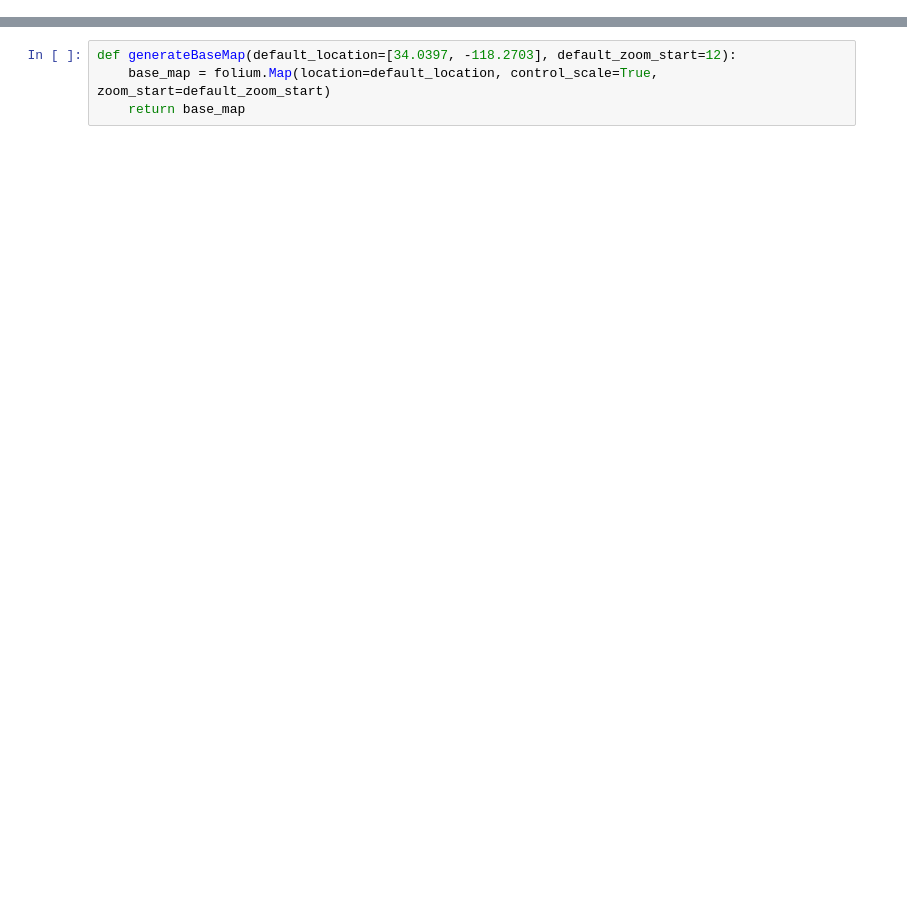
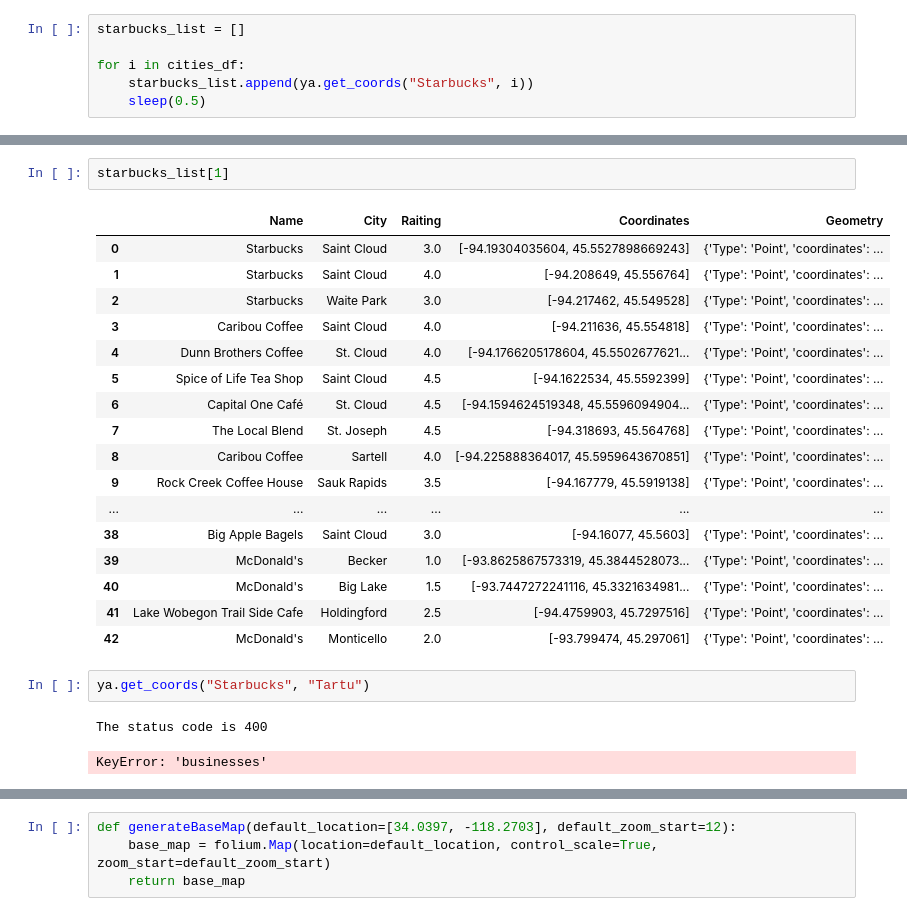
Before and after one commit to ToniPons97/mongoProject, a Jupyter notebook: src/Folium.ipynb, the cells around one changed output, grey strips where cells are left out. Cells and saved outputs as stored; diff of their text form; blank space fills up the shorter version.

```diff
--- a/src/Folium.ipynb
+++ b/src/Folium.ipynb
@@ -25,0 +10,6 @@ The status code is 200
+# %%
+starbucks_list = []
+
+for i in cities_df:
+    starbucks_list.append(ya.get_coords("Starbucks", i))
+    sleep(0.5)
@@ -26 +34,26 @@ The status code is 200
+# %%
+starbucks_list[1]
+# %% [output]
+|  | Name | City | Raiting | Coordinates | Geometry |
+| 0 | Starbucks | Saint Cloud | 3.0 | [-94.19304035604, 45.5527898669243] | {'Type': 'Point', 'coordinates': ... |
+| 1 | Starbucks | Saint Cloud | 4.0 | [-94.208649, 45.556764] | {'Type': 'Point', 'coordinates': ... |
+| 2 | Starbucks | Waite Park | 3.0 | [-94.217462, 45.549528] | {'Type': 'Point', 'coordinates': ... |
+| 3 | Caribou Coffee | Saint Cloud | 4.0 | [-94.211636, 45.554818] | {'Type': 'Point', 'coordinates': ... |
+| 4 | Dunn Brothers Coffee | St. Cloud | 4.0 | [-94.1766205178604, 45.5502677621... | {'Type': 'Point', 'coordinates': ... |
+| 5 | Spice of Life Tea Shop | Saint Cloud | 4.5 | [-94.1622534, 45.5592399] | {'Type': 'Point', 'coordinates': ... |
+| 6 | Capital One Café | St. Cloud | 4.5 | [-94.1594624519348, 45.5596094904... | {'Type': 'Point', 'coordinates': ... |
+| 7 | The Local Blend | St. Joseph | 4.5 | [-94.318693, 45.564768] | {'Type': 'Point', 'coordinates': ... |
+| 8 | Caribou Coffee | Sartell | 4.0 | [-94.225888364017, 45.5959643670851] | {'Type': 'Point', 'coordinates': ... |
+| 9 | Rock Creek Coffee House | Sauk Rapids | 3.5 | [-94.167779, 45.5919138] | {'Type': 'Point', 'coordinates': ... |
+| ... | ... | ... | ... | ... | ... |
+| 38 | Big Apple Bagels | Saint Cloud | 3.0 | [-94.16077, 45.5603] | {'Type': 'Point', 'coordinates': ... |
+| 39 | McDonald's | Becker | 1.0 | [-93.8625867573319, 45.3844528073... | {'Type': 'Point', 'coordinates': ... |
+| 40 | McDonald's | Big Lake | 1.5 | [-93.7447272241116, 45.3321634981... | {'Type': 'Point', 'coordinates': ... |
+| 41 | Lake Wobegon Trail Side Cafe | Holdingford | 2.5 | [-94.4759903, 45.7297516] | {'Type': 'Point', 'coordinates': ... |
+| 42 | McDonald's | Monticello | 2.0 | [-93.799474, 45.297061] | {'Type': 'Point', 'coordinates': ... |
+# %%
+ya.get_coords("Starbucks", "Tartu")
+# %% [output]
+The status code is 400
+KeyError: 'businesses'
 # %%
```
Also changed, not shown: parts of 6 cells of this notebook, 2 other files.
